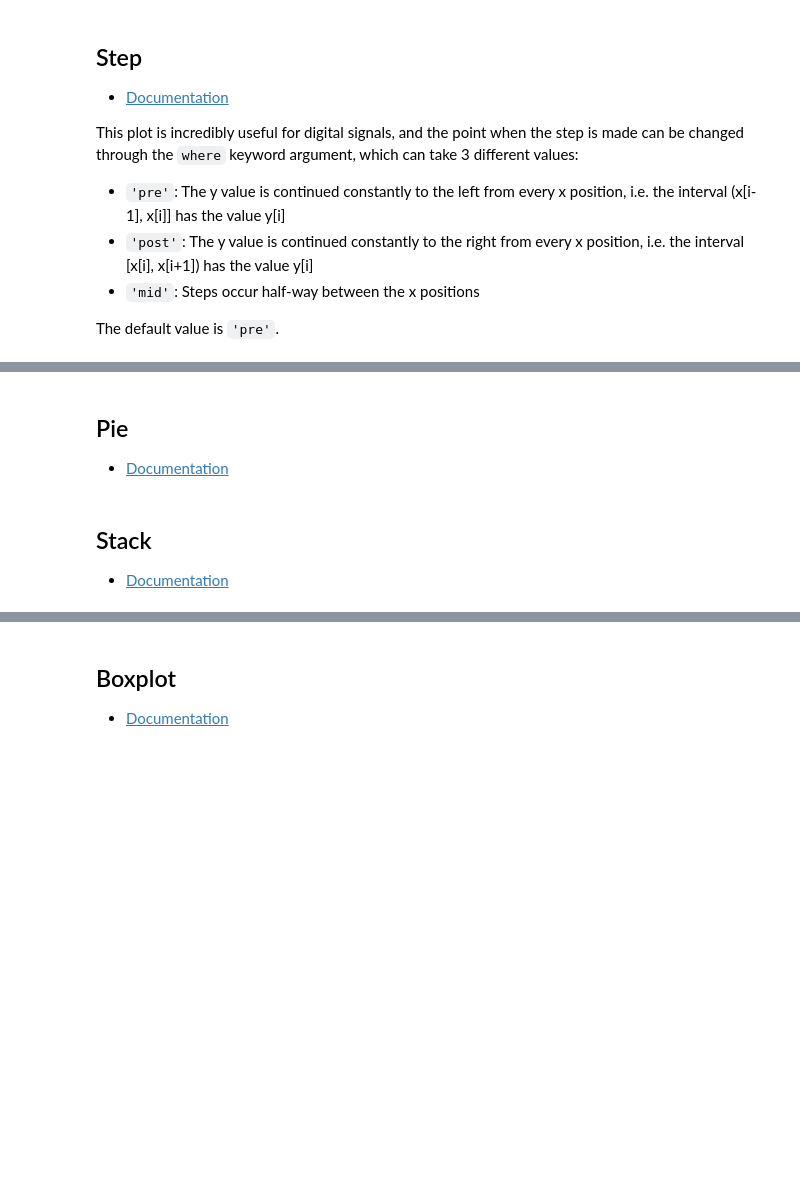
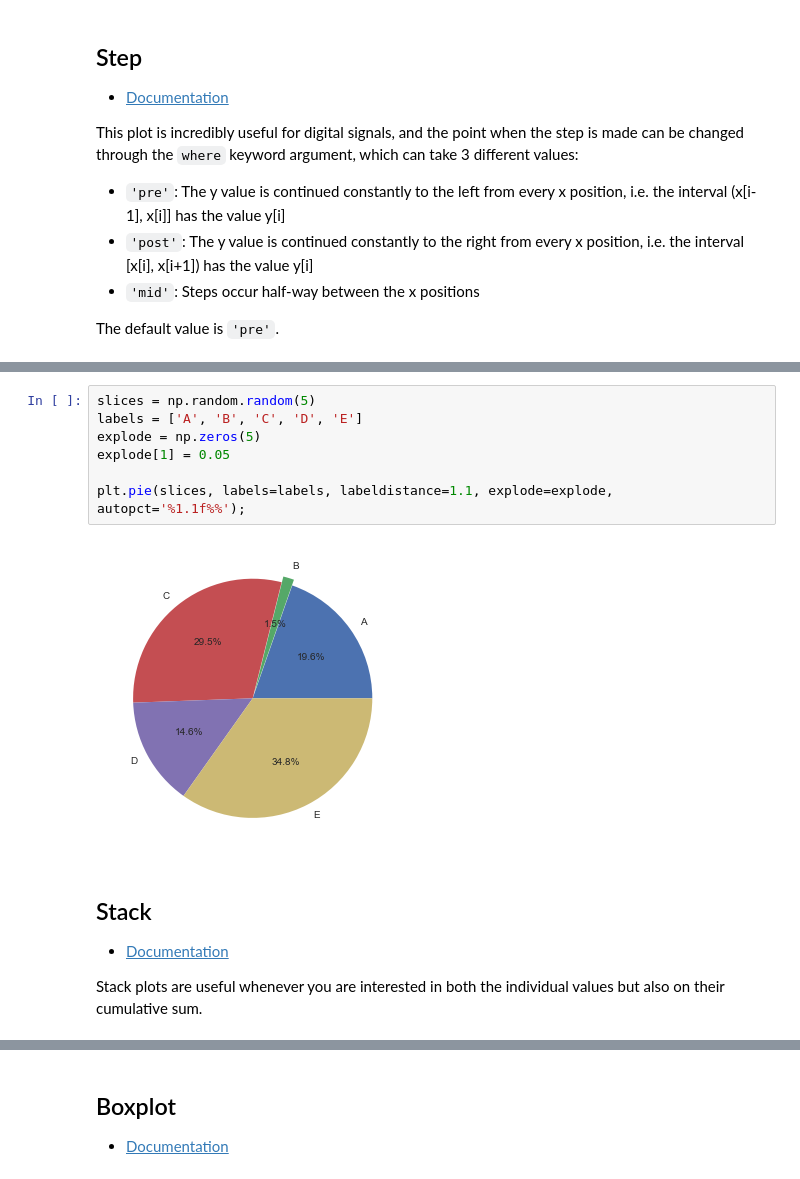
Before and after one commit to tiagodusilva/workshop-python-data-science-tools, a Jupyter notebook: Other Plots.ipynb, the cells around one changed output, grey strips where cells are left out. Saved outputs shown, nothing was run; the diff lists cells and outputs as text; blank space fills up the shorter version.

```diff
--- a/Other Plots.ipynb
+++ b/Other Plots.ipynb
@@ -114,8 +108,15 @@ plt.bar(x, height)
+# %%
+slices = np.random.random(5)
+labels = ['A', 'B', 'C', 'D', 'E']
+explode = np.zeros(5)
+explode[1] = 0.05
+
+plt.pie(slices, labels=labels, labeldistance=1.1, explode=explode, autopct='%1.1f%%');
+# %% [output]
+[figure, added]
 # %% [markdown]
-## Pie
+## Stack
 
-- [Documentation](https://matplotlib.org/stable/api/_as_gen/matplotlib.axes.Axes.pie.html#matplotlib.axes.Axes.pie)
+- [Documentation](https://matplotlib.org/stable/api/_as_gen/matplotlib.axes.Axes.stackplot.html#matplotlib.axes.Axes.stackplot)
+
+Stack plots are useful whenever you are interested in both the individual values but also on their cumulative sum.
-# %% [markdown]
-## Stack
-
-- [Documentation](https://matplotlib.org/stable/api/_as_gen/matplotlib.axes.Axes.stackplot.html#matplotlib.axes.Axes.stackplot)
```
Also changed, not shown: parts of 15 cells of this notebook, 3 other files.
